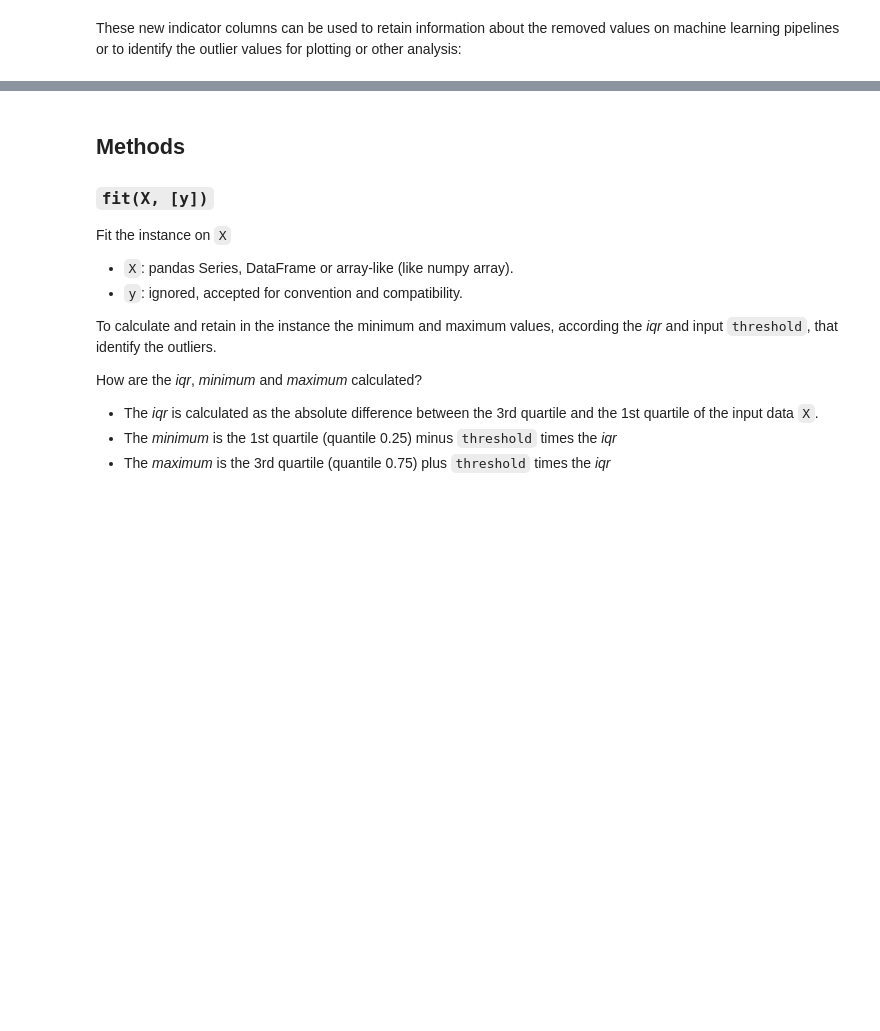
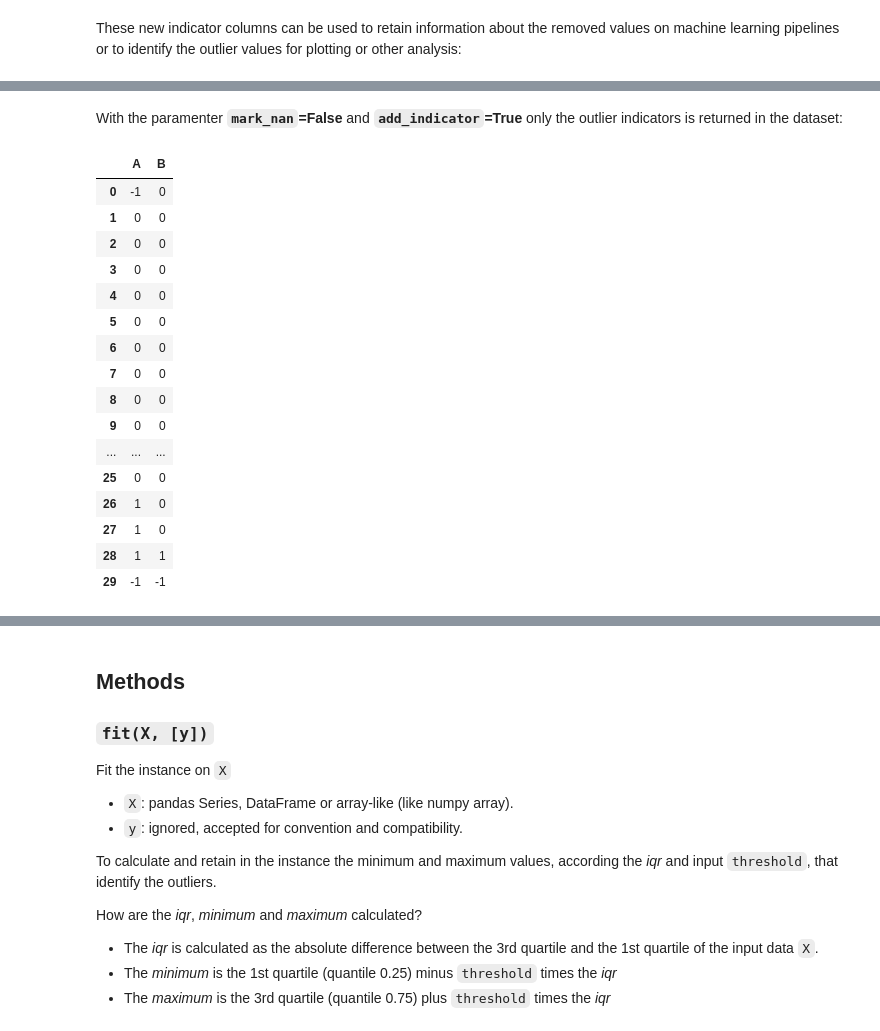
Before and after one commit to ayaranitram/datascience_tools, a Jupyter notebook: scikit-learn-whiskers_demo.ipynb, the cells around one changed output, grey strips where cells are left out. Cells and saved outputs as stored; diff of their text form; code cells hidden in the pictures; blank space fills up the shorter version.

```diff
--- a/scikit-learn-whiskers_demo.ipynb
+++ b/scikit-learn-whiskers_demo.ipynb
@@ -252,0 +316,2 @@ plt.show()
+# %%
+wo = WhiskerOutliers(threshold=1.5, mark_nan=False, add_indicator=True)
@@ -253,3 +322,27 @@ plt.show()
+# %%
+transformed = wo.transform(data)
+# %% [markdown]
+With the paramenter **`mark_nan`=False** and **`add_indicator`=True** only the outlier indicators is returned in the dataset:
+# %%
+transformed
+# %% [output]
+|  | A | B |
+| 0 | -1 | 0 |
+| 1 | 0 | 0 |
+| 2 | 0 | 0 |
+| 3 | 0 | 0 |
+| 4 | 0 | 0 |
+| 5 | 0 | 0 |
+| 6 | 0 | 0 |
+| 7 | 0 | 0 |
+| 8 | 0 | 0 |
+| 9 | 0 | 0 |
+| ... | ... | ... |
+| 25 | 0 | 0 |
+| 26 | 1 | 0 |
+| 27 | 1 | 0 |
+| 28 | 1 | 1 |
+| 29 | -1 | -1 |
 # %% [markdown]
 # `StandardOutliers` instances
 
```
Also changed, not shown: parts of 27 cells of this notebook, 5 other files.
